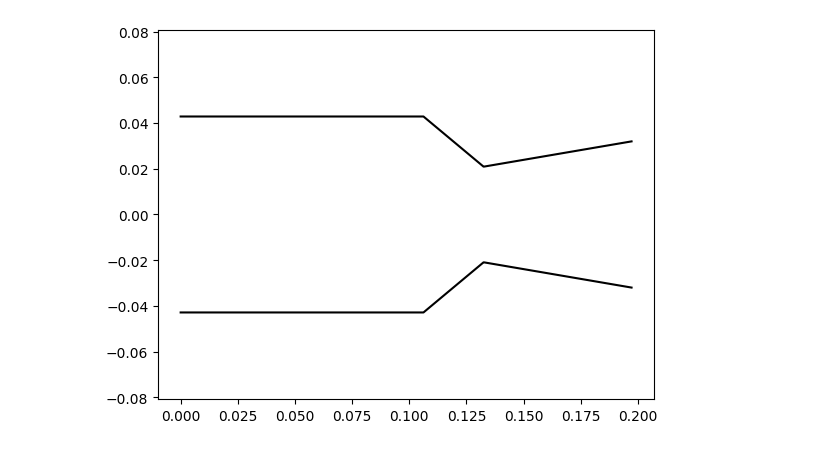
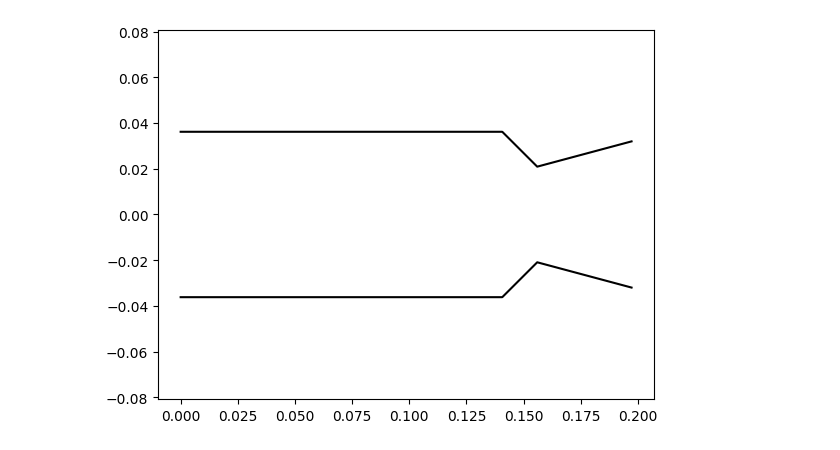
Before and after one commit to UC-Davis-APRL/enginethermals, a Jupyter notebook: Regenerative Cooling Calculator.ipynb, the cells around one changed output. Cells and saved outputs as stored; diff of their text form; code cells hidden in the pictures.

Commit message:
Updated for Lander Engine
180 psia, 1.4OF Engine Parameters
45 deg convergence half angle, 15 degree divergence half angle
Included Number of Channels Parameter

```diff
--- a/Regenerative Cooling Calculator.ipynb
+++ b/Regenerative Cooling Calculator.ipynb
@@ -9,9 +9,10 @@ import pandas as pd
 # Define Inputs
 
 #Engine Core Properties
-A = 0.005771714879 #Chamber Area [m^2]
+A = 0.00411177798499 #Chamber Area [m^2] (Adjusted, Contraction Ratio = 3)
 P_c= 1241056.31 #Chamber Pressure [Pa] (Adjusted)
 A_t = 0.0013738904175253767 #Throat Area [m^2] (Adjusted)
+A_e = 0.00321198390261 #Exit Area [m^2]
 
 g = 9.81 #Gravitational Acceleration [m/s^2]
 R = 8.314 #Universal Gas Constant [J/mol*K]
@@ -28,8 +29,14 @@ Pr_c = (Cp_c * mu_c)/(k_c) #Chamber Gas Prandtl Number
 R_bar_c = R/M_c #Chamber Gas Specific Gas Constant [J/kg*K]
 
 cstar = ((R_bar_c*T_c/G_c) * ((G_c+1)/2)**((G_c+1)/(G_c-1)))**(0.5) #Characteristic Velocity [m/s]
+r_u = 0.00635 #Throat Radius of Curvature [m]
+
+#Engine Geometry
 D_t = 2 * (A_t/pi)**(0.5) #Throat Diameter [m]
-r_u = 0.00635 #Throat Radius of Curvature [m]
+D_c = 2 * (A/pi)**(0.5) #Chamber Diameter [m]
+D_e = 2 * (A_e/pi)**(0.5) #Exit Diameter [m]
+x_t2e = (D_e - D_t)/(2*np.tan(15/57.2958)) #Normal Distance between Throat and Exit
+x_c2t = (D_c - D_t)/(2*np.tan(45/57.2958))
 # %%
 #Function Definitions
 
@@ -93,12 +100,18 @@ def Engine_Contour(L, x_c, x_t, x_e, D_c, D_t, D_e, n):
 
     return(x_list, A_list)
 
-def Regen(D_ch, L_ch, n, mdot_p, Cp_p, rho_p, k_p, T_p0):
+def Regen(D_ch, L_ch, n, n_ch, mdot, Cp_p, rho_p, k_p, T_p0):
 
     #Channel Parameters
     A_ch = pi*(D_ch/2)**2
     P_ch = pi*D_ch
+    mdot_p = mdot/n_ch
     v_p = mdot_p/(rho_p*A_ch)
+
+    #Important Distances from Injector Face
+    x_e = L_ch
+    x_t = L_ch - x_t2e
+    x_c = x_t - x_c2t
 
     #Initial Conditions
     T_p = T_p0
@@ -109,7 +122,7 @@ def Regen(D_ch, L_ch, n, mdot_p, Cp_p, rho_p, k_p, T_p0):
     h_p = Nu*k_p/D_ch
     T_hw, h_g, q, T_aw = Bartz_Iterator(T_c = T_c, T_p = T_p, Ma = 0, A = A, h_p = h_p, k_w = 160, t_w = 0.00381) #hard coded values here, fix later
     dx = L_ch/n
-    x_list, A_list = Engine_Contour(L = L_ch, x_c = 0.106230, x_t = 0.132530, x_e = 0.197256, D_c = 0.085725, D_t = D_t, D_e = 0.0639501753075, n = n) #hard coded values here, fix later
+    x_list, A_list = Engine_Contour(L = L_ch, x_c = x_c, x_t = x_t, x_e = L_ch, D_c = D_c, D_t = D_t, D_e = D_e, n = n) #hard coded values here, fix later
     x_index = 0
 
     #Initialize Lists for Plotting Later
@@ -123,22 +136,22 @@ def Regen(D_ch, L_ch, n, mdot_p, Cp_p, rho_p, k_p, T_p0):
         q_res = 1
 
         #Adjust dx for Path Length
-        if x < 0.106230:
+        if x < x_c:
             ds = dx
-        elif x >= 0.106230 and x <= 0.132530:
-            ds = dx/np.cos(1.1369529591)
-        elif x > 0.132530:
-            ds = dx/np.cos(0.469083409914)
+        elif x >= x_c and x <= x_t:
+            ds = dx/np.cos(45/57.2958)
+        elif x > x_t:
+            ds = dx/np.cos(15/57.2958)
 
         #Determine Local Area, Mach Number, and Combustion Gas Properties
         A_g = A_list[x_index]
         def f(Ma):
             return((1/Ma**2)*((2/(G_c+1))*(1 + ((G_c-1)*Ma**2)/2))**((G_c+1)/(G_c-1)) - A_g/A_t)
-        if x < 0.106230:
+        if x < x_c:
             Ma = 0
-        elif x >= 0.106230 and x <= 0.132530:
+        elif x >= x_c and x <= x_t:
             Ma = sp.optimize.brentq(f, 0.001, 1)
-        elif x > 0.132530:
+        elif x > x_t:
             Ma = sp.optimize.brentq(f, 1, 100)
 
         P = P_c * (1+((G_c-1)/2)*(Ma**2))**(-G_c/(G_c-1))
@@ -205,10 +218,10 @@ def Regen(D_ch, L_ch, n, mdot_p, Cp_p, rho_p, k_p, T_p0):
 # %%
 #Test Runs
 
 #Bartz_Iterator(T_c = T_c, T_p = 330, Ma = 0, A = A, h_p = 17435.70437, k_w = 160, t_w = 0.00381)
 
 #Engine_Contour(L = 0.197256, x_c = 0.106230, x_t = 0.132530, x_e = 0.197256, D_c = 0.085725, D_t = 0.028956, D_e = 0.061760, n = 1000)
 
-Regen(D_ch = 0.002763953196, L_ch = 0.197256, n = 1000, mdot_p = 0.1322253981, Cp_p = 2010, rho_p = 820, k_p = 0.125, T_p0 = 330)
+Regen(D_ch = 0.002763953196, L_ch = 0.197256, n = 1000, n_ch = 10, mdot = 1.06806734961, Cp_p = 2010, rho_p = 820, k_p = 0.125, T_p0 = 330)
 # %% [output]
-[figure, old version]
+[figure, new version]
```
